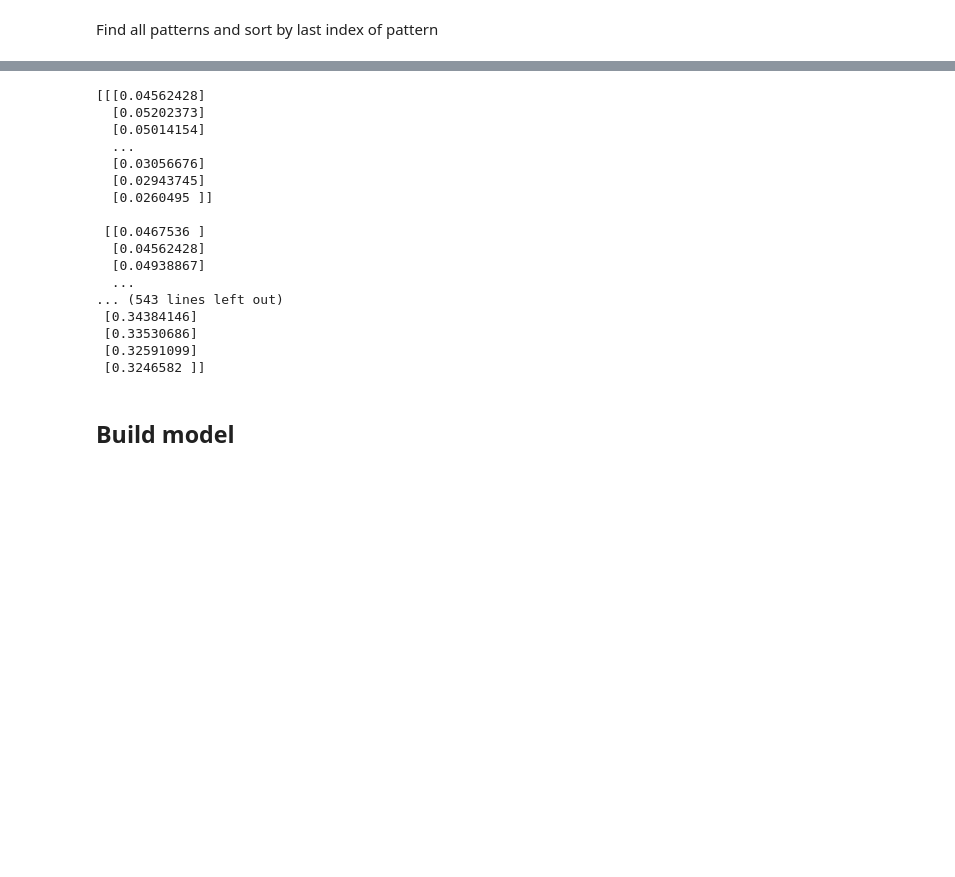
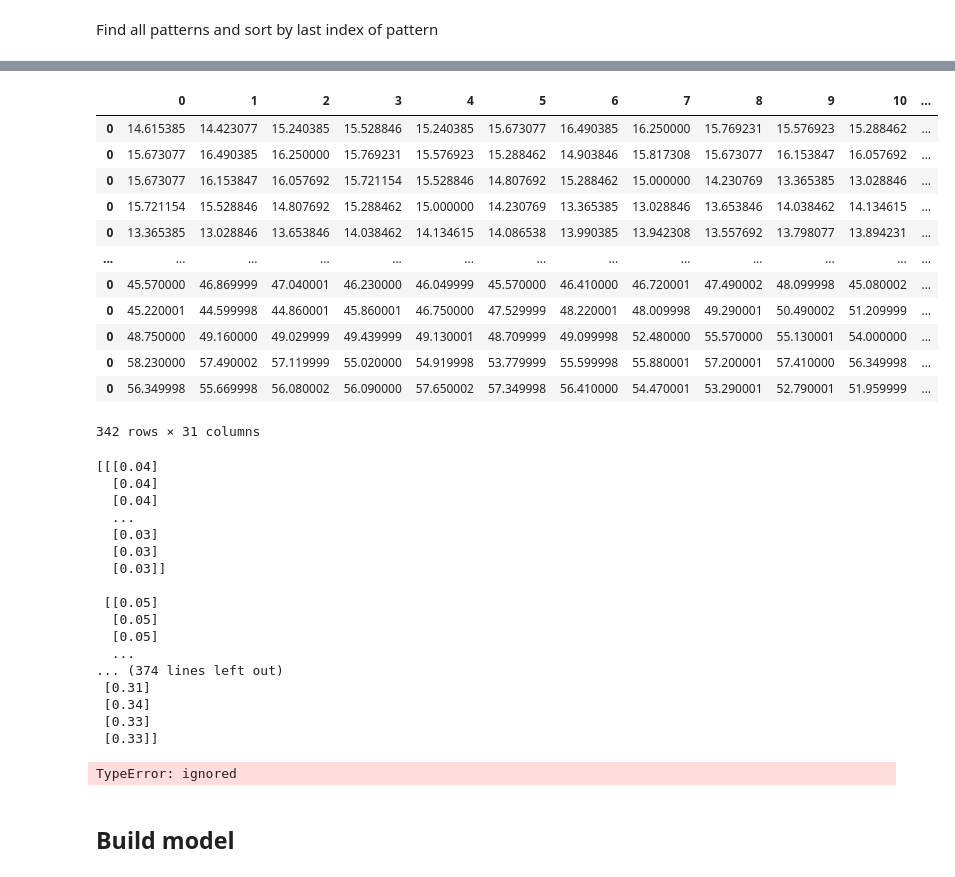
Before and after one commit to romqn1999/Predict-price-after-pattern, a Jupyter notebook: Find_price_pattern_and_predict_on_it.ipynb, the cells around one changed output, grey strips where cells are left out. Saved outputs shown, nothing was run; the diff lists cells and outputs as text; code cells hidden in the pictures; blank space fills up the shorter version.

```diff
--- a/Find_price_pattern_and_predict_on_it.ipynb
+++ b/Find_price_pattern_and_predict_on_it.ipynb
@@ -624,40 +624,79 @@ print(suspected_patterns)
+# %%
+#@title Get data at patterns
+pre_time_steps = 30 #@param {type:"integer"}
+
+price_patterns_df = pd.DataFrame()
+for pattern in suspected_patterns:
+    last = pattern[-1]
+    if last < pre_time_steps or last + 1 >= len(x_data):
+        continue
+    prices = np.array(y_data).reshape(-1, 1)[last - pre_time_steps + 1 : last + 2]
+    price_patterns_df = price_patterns_df.append(pd.DataFrame(prices).T)
+
+price_patterns_df.to_csv("{}_{}_{}_data_patterns.txt"
+                         .format(ticker, start_time, end_time),
+                         sep=' ',
+                         index=False,
+                         header=False)
+
+price_patterns_df
+# %% [output]
+|  | 0 | 1 | 2 | 3 | 4 | 5 | 6 | 7 | 8 | 9 | 10 | ... |
+| 0 | 14.615385 | 14.423077 | 15.240385 | 15.528846 | 15.240385 | 15.673077 | 16.490385 | 16.250000 | 15.769231 | 15.576923 | 15.288462 | ... |
+| 0 | 15.673077 | 16.490385 | 16.250000 | 15.769231 | 15.576923 | 15.288462 | 14.903846 | 15.817308 | 15.673077 | 16.153847 | 16.057692 | ... |
+| 0 | 15.673077 | 16.153847 | 16.057692 | 15.721154 | 15.528846 | 14.807692 | 15.288462 | 15.000000 | 14.230769 | 13.365385 | 13.028846 | ... |
+| 0 | 15.721154 | 15.528846 | 14.807692 | 15.288462 | 15.000000 | 14.230769 | 13.365385 | 13.028846 | 13.653846 | 14.038462 | 14.134615 | ... |
+| 0 | 13.365385 | 13.028846 | 13.653846 | 14.038462 | 14.134615 | 14.086538 | 13.990385 | 13.942308 | 13.557692 | 13.798077 | 13.894231 | ... |
+| ... | ... | ... | ... | ... | ... | ... | ... | ... | ... | ... | ... | ... |
+| 0 | 45.570000 | 46.869999 | 47.040001 | 46.230000 | 46.049999 | 45.570000 | 46.410000 | 46.720001 | 47.490002 | 48.099998 | 45.080002 | ... |
+| 0 | 45.220001 | 44.599998 | 44.860001 | 45.860001 | 46.750000 | 47.529999 | 48.220001 | 48.009998 | 49.290001 | 50.490002 | 51.209999 | ... |
+| 0 | 48.750000 | 49.160000 | 49.029999 | 49.439999 | 49.130001 | 48.709999 | 49.099998 | 52.480000 | 55.570000 | 55.130001 | 54.000000 | ... |
+| 0 | 58.230000 | 57.490002 | 57.119999 | 55.020000 | 54.919998 | 53.779999 | 55.599998 | 55.880001 | 57.200001 | 57.410000 | 56.349998 | ... |
+| 0 | 56.349998 | 55.669998 | 56.080002 | 56.090000 | 57.650002 | 57.349998 | 56.410000 | 54.470001 | 53.290001 | 52.790001 | 51.959999 | ... |
+342 rows × 31 columns
 # %%
 # Feature Scaling
 sc = MinMaxScaler(feature_range = (0, 1))
 y_data_scaled = sc.fit_transform(np.array(y_data).reshape(-1, 1))
 # %%
-#@title Get data at patterns
-pre_time_steps = 30 #@param {type:"integer"}
-
 X_train = []
 y_train = []
 for pattern in suspected_patterns:
     last = pattern[-1]
     if last < pre_time_steps or last + 1 >= len(x_data):
         continue
-    X_train.append(y_data_scaled[last - pre_time_steps : last + 1])
+    X_train.append(y_data_scaled[last - pre_time_steps + 1 : last + 1])
     y_train.append(y_data_scaled[last + 1])
 X_train, y_train = np.array(X_train), np.array(y_train)
 X_train = np.reshape(X_train, (X_train.shape[0], X_train.shape[1], 1))
 print(X_train, y_train)
+
+with open("{}_{}_{}_data_patterns.txt".format(ticker, start_time, end_time), "w") as f:
+    for pattern in suspected_patterns:
+        last = pattern[-1]
+        if last < pre_time_steps or last + 1 >= len(x_data):
+            continue
+        f.write(y_data[last - pre_time_steps + 1 : last + 2])
+        f.write("\n")
 # %% [output]
-[[[0.04562428]
-  [0.05202373]
-  [0.05014154]
+[[[0.04]
+  [0.04]
+  [0.04]
   ...
-  [0.03056676]
-  [0.02943745]
-  [0.0260495 ]]
+  [0.03]
+  [0.03]
+  [0.03]]
 
- [[0.0467536 ]
-  [0.04562428]
-  [0.04938867]
+ [[0.05]
+  [0.05]
+  [0.05]
   ...
-... (543 lines left out)
- [0.34384146]
- [0.33530686]
- [0.32591099]
- [0.3246582 ]]
+... (374 lines left out)
+ [0.31]
+ [0.34]
+ [0.33]
+ [0.33]]
+TypeError: ignored
 # %% [markdown]
 ## Build model
 # %%
```
Also changed, not shown: parts of 12 cells of this notebook.
